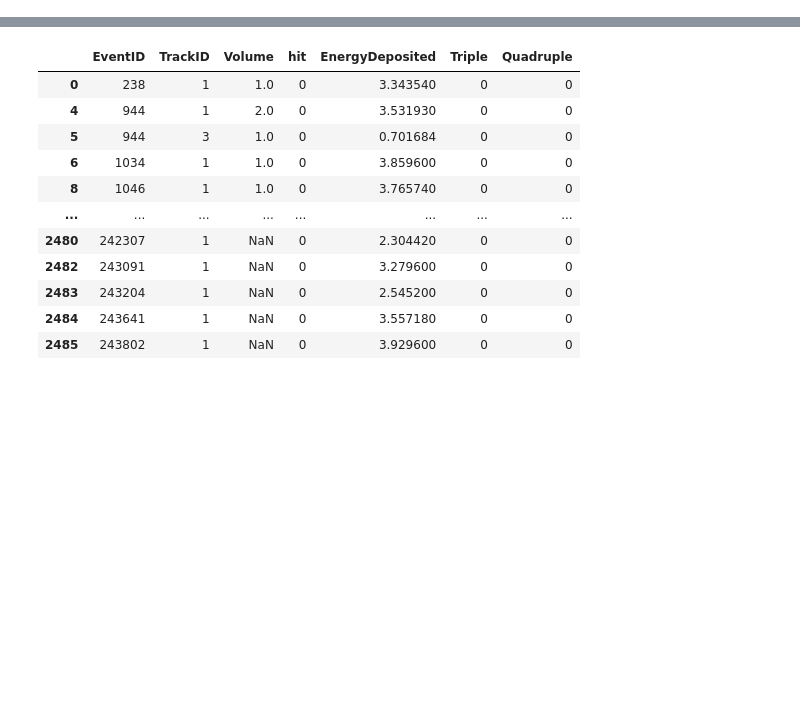
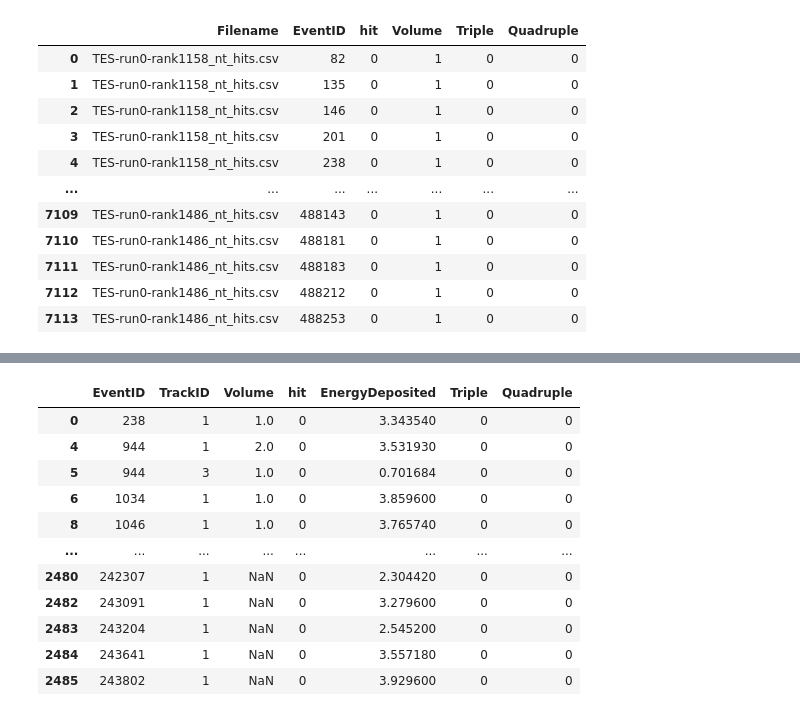
Before and after one commit to nyuad-astroparticle/tes-geant, a Jupyter notebook: analysis/coincidence.ipynb, the cells around one changed output, grey strips where cells are left out. Drawn from its saved outputs; the diff is of its cells as text; code cells hidden in the pictures; blank space fills up the shorter version.

```diff
--- a/analysis/coincidence.ipynb
+++ b/analysis/coincidence.ipynb
@@ -116,0 +226,2 @@ TES Hits = 5597; Triple Coincidences = 18935; Quadruple Coincidences = 14
+# %%
+data = loadfile(filenames[1])
@@ -116,0 +234,79 @@ TES Hits = 5597; Triple Coincidences = 18935; Quadruple Coincidences = 14
+# %%
+def processFile(filename):
+    """Filtering out tes hits according to"""
+
+    # loading tes separately because of some error when using a copy
+    # using A cos(a) / (4*pi*r^2) approach to calculate the energy that reaches tes
+    tes = loadfile(filename)
+    tes = tes[tes.Volume.str.contains('E')] # select only substrate volumes
+    # tes['Distance'] = np.sqrt((tes.XPosition - tesPosition[0])**2 + (tes.YPosition - tesPosition[1])**2 + (tes.ZPosition - tesPosition[2])**2) # distance from a edep to tes
+    # tes['EnergyReached'] = tes.EnergyDeposited * tesArea * abs(tes.YPosition - tesPosition[1]) / (4 * np.pi * tes.Distance**3) # energy reached duh
+    # tes = tes.groupby('EventID')['EnergyReached'].sum().reset_index() # summing it per event
+    tes = tes.groupby('EventID')['EnergyDeposited'].sum().reset_index()
+    # tes = tes[tes.EnergyReached > 1*10**(-6)] # filtering out according to tes threshold
+    tes = tes[tes.EnergyDeposited > 0.0]
+
+    # loading the rest of the dataframe
+    data = loadfile(filename)
+    data['hit'] = (data.EventID.isin(tes.EventID)).astype(int) # we assign event row a hit of 1 if it was registered by the tes above
+
+    # filter electrons jumping from one saber to another
+    mask = ~(data['Origin Volume'].str.contains('phys') & (data.Volume != data['Origin Volume']))
+    data = data[mask]
+
+
+    data = data.groupby(['Filename','EventID', 'Volume', 'hit'])['EnergyDeposited'].sum().reset_index() # sum the energy per volume, hit and eventid are overlapping perfectly
+    data = data[~(data.Volume.str.contains('Silicon'))] # removing substrate volumes
+
+
+    #saber thresholds
+
+    mask = (data['Volume'] != 'phys1') | (data['EnergyDeposited'] >= 0.198)
+    data = data[mask]
+
+    mask = (data['Volume'] != 'phys2') | (data['EnergyDeposited'] >= 0.183)
+    data = data[mask]
+
+    mask = (data['Volume'] != 'phys3') | (data['EnergyDeposited'] >= 0.229)
+    data = data[mask]
+
+    data = data.groupby(['Filename','EventID', 'hit'])['Volume'].count().reset_index() # count how many sabers were hit during the event
+    data['Triple'] = (data.Volume == 3).astype(int) # triple coincidences
+    data['Quadruple'] = ((data.hit == 1) & (data.Volume == 3)).astype(int) # quadruple
+
+    # tesHits = len(tes)
+    # triple = sum(data.Triple)
+    # quad = sum(data.Quadruple)
+
+    # return (tesHits, triple, quad)
+    # return triple
+
+    return data
+
+processFiles        = parallel(processFile)
+processed           = processFiles(filenames)
+# processed           = np.array(processed).T
+
+# tesHits             = sum(processed[0])
+# tripleEvents        = sum(processed[1])
+# quadrupleEvents     = sum(processed[2])
+
+# content = f"TES Hits = {tesHits}; Triple Coincidences = {tripleEvents}; Quadruple Coincidences = {quadrupleEvents}"
+# print(content)
+
+
+data = pd.concat(processed)
+data
+# %% [output]
+|  | Filename | EventID | hit | Volume | Triple | Quadruple |
+| 0 | TES-run0-rank1158_nt_hits.csv | 82 | 0 | 1 | 0 | 0 |
+| 1 | TES-run0-rank1158_nt_hits.csv | 135 | 0 | 1 | 0 | 0 |
+| 2 | TES-run0-rank1158_nt_hits.csv | 146 | 0 | 1 | 0 | 0 |
+| 3 | TES-run0-rank1158_nt_hits.csv | 201 | 0 | 1 | 0 | 0 |
+| 4 | TES-run0-rank1158_nt_hits.csv | 238 | 0 | 1 | 0 | 0 |
+| ... | ... | ... | ... | ... | ... | ... |
+| 7109 | TES-run0-rank1486_nt_hits.csv | 488143 | 0 | 1 | 0 | 0 |
+| 7110 | TES-run0-rank1486_nt_hits.csv | 488181 | 0 | 1 | 0 | 0 |
+| 7111 | TES-run0-rank1486_nt_hits.csv | 488183 | 0 | 1 | 0 | 0 |
+| 7112 | TES-run0-rank1486_nt_hits.csv | 488212 | 0 | 1 | 0 | 0 |
+| 7113 | TES-run0-rank1486_nt_hits.csv | 488253 | 0 | 1 | 0 | 0 |
```
Also changed, not shown: parts of 47 cells of this notebook.
